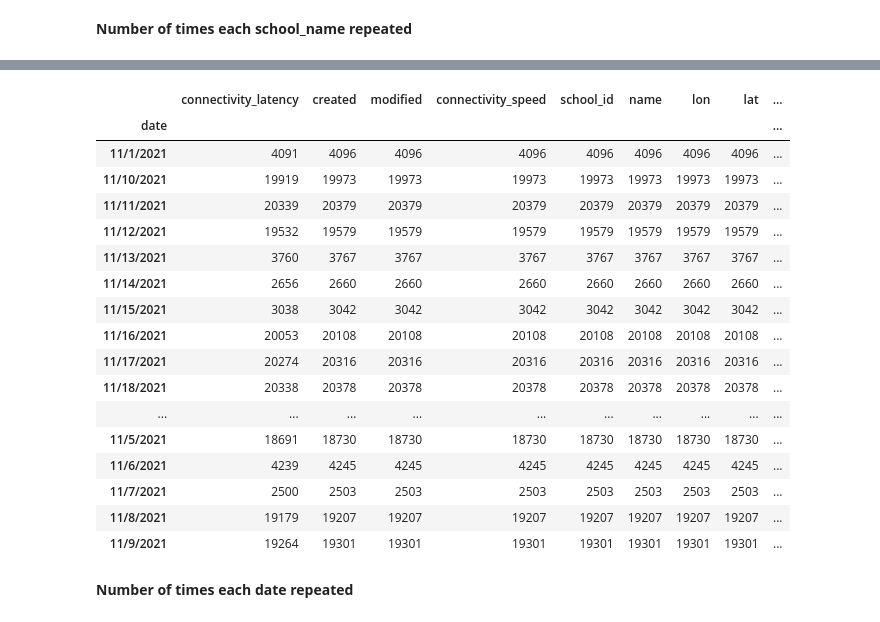
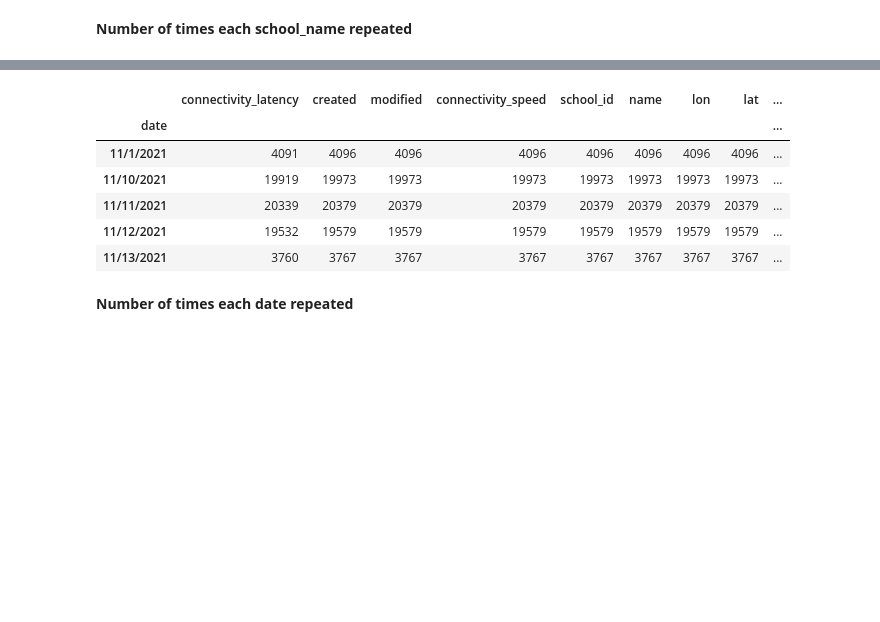
Before and after one commit to HarshaGowtham/UNICEF_RESEARCH_DEEPLEARNING, a Jupyter notebook: E&S_Analysis_UNICEF.ipynb, the cells around one changed output, grey strips where cells are left out. Drawn from its saved outputs; the diff is of its cells as text; code cells hidden in the pictures; blank space fills up the shorter version.

```diff
--- a/E&S_Analysis_UNICEF.ipynb
+++ b/E&S_Analysis_UNICEF.ipynb
@@ -275,26 +265,15 @@ date
 dtype: int64
 # %%
 df3 = df.groupby(['date']).count()
-df3
+df3.head()
 # %% [output]
 |  | connectivity_latency | created | modified | connectivity_speed | school_id | name | lon | lat | ... |
 | date |  |  |  |  |  |  |  |  | ... |
 | 11/1/2021 | 4091 | 4096 | 4096 | 4096 | 4096 | 4096 | 4096 | 4096 | ... |
 | 11/10/2021 | 19919 | 19973 | 19973 | 19973 | 19973 | 19973 | 19973 | 19973 | ... |
 | 11/11/2021 | 20339 | 20379 | 20379 | 20379 | 20379 | 20379 | 20379 | 20379 | ... |
 | 11/12/2021 | 19532 | 19579 | 19579 | 19579 | 19579 | 19579 | 19579 | 19579 | ... |
 | 11/13/2021 | 3760 | 3767 | 3767 | 3767 | 3767 | 3767 | 3767 | 3767 | ... |
-| 11/14/2021 | 2656 | 2660 | 2660 | 2660 | 2660 | 2660 | 2660 | 2660 | ... |
-| 11/15/2021 | 3038 | 3042 | 3042 | 3042 | 3042 | 3042 | 3042 | 3042 | ... |
-| 11/16/2021 | 20053 | 20108 | 20108 | 20108 | 20108 | 20108 | 20108 | 20108 | ... |
-| 11/17/2021 | 20274 | 20316 | 20316 | 20316 | 20316 | 20316 | 20316 | 20316 | ... |
-| 11/18/2021 | 20338 | 20378 | 20378 | 20378 | 20378 | 20378 | 20378 | 20378 | ... |
-| ... | ... | ... | ... | ... | ... | ... | ... | ... | ... |
-| 11/5/2021 | 18691 | 18730 | 18730 | 18730 | 18730 | 18730 | 18730 | 18730 | ... |
-| 11/6/2021 | 4239 | 4245 | 4245 | 4245 | 4245 | 4245 | 4245 | 4245 | ... |
-| 11/7/2021 | 2500 | 2503 | 2503 | 2503 | 2503 | 2503 | 2503 | 2503 | ... |
-| 11/8/2021 | 19179 | 19207 | 19207 | 19207 | 19207 | 19207 | 19207 | 19207 | ... |
-| 11/9/2021 | 19264 | 19301 | 19301 | 19301 | 19301 | 19301 | 19301 | 19301 | ... |
 # %% [markdown]
 **Number of times each date repeated**
 # %%
```
Also changed, not shown: parts of 17 cells of this notebook.
